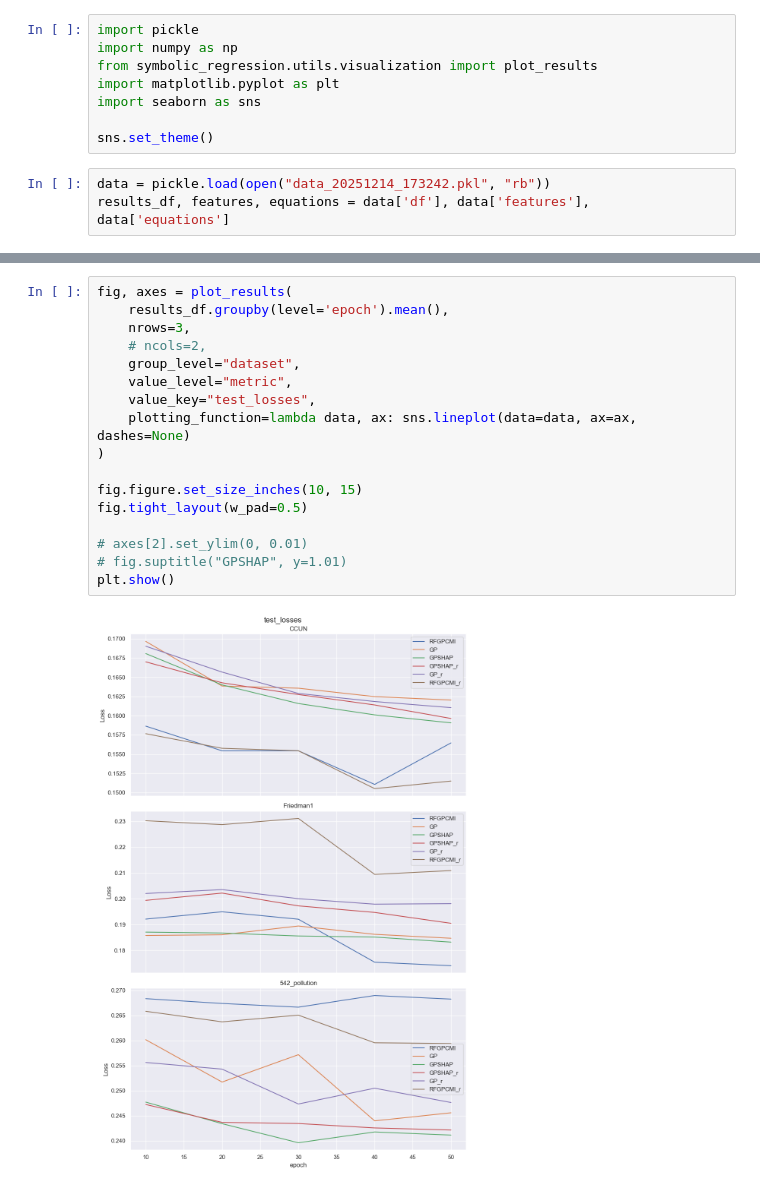
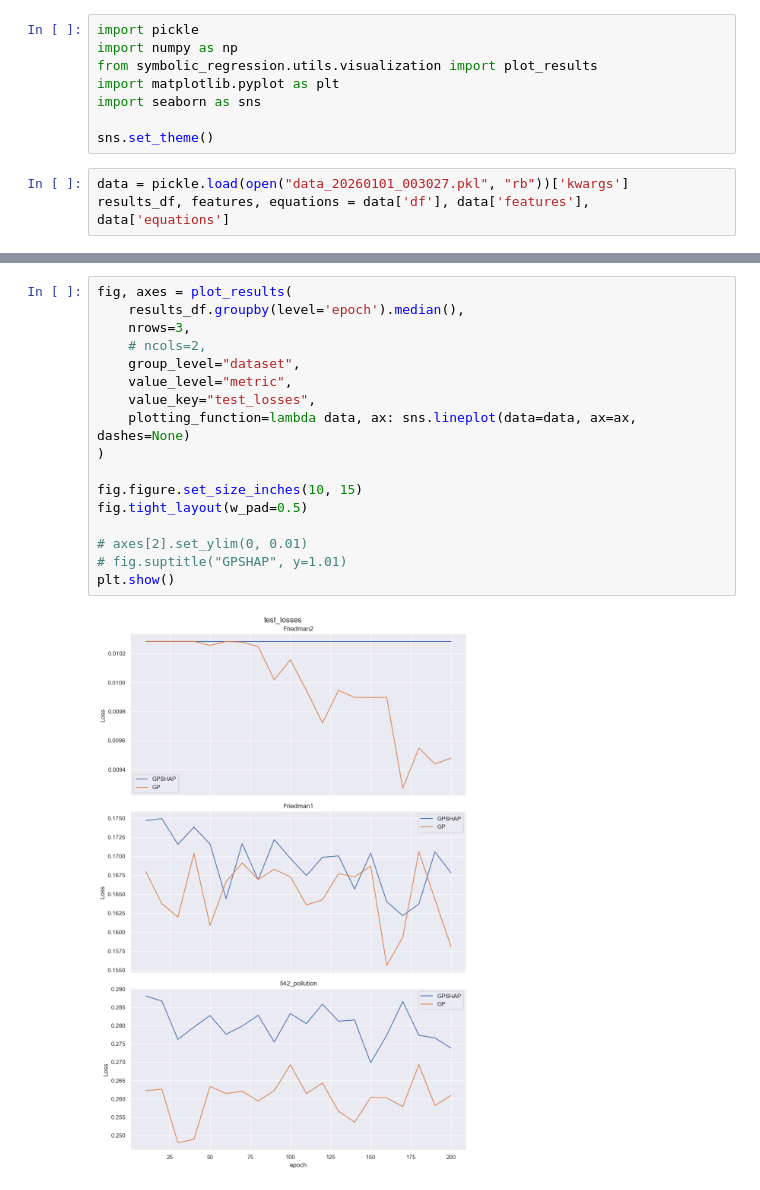
Before and after one commit to KevinHaka/Symbolic-Regression-Genetic-Programming, a Jupyter notebook: examples/results_analysis.ipynb, the cells around one changed output, grey strips where cells are left out. Saved outputs shown, nothing was run; the diff lists cells and outputs as text.

```diff
--- a/examples/results_analysis.ipynb
+++ b/examples/results_analysis.ipynb
@@ -7,5 +7,5 @@ import seaborn as sns
 
 sns.set_theme()
 # %%
-data = pickle.load(open("data_20251214_173242.pkl", "rb"))
+data = pickle.load(open("data_20260101_003027.pkl", "rb"))['kwargs']
 results_df, features, equations = data['df'], data['features'], data['equations']
@@ -22,22 +36,22 @@ results_df.head(2)
 # %%
 fig, axes = plot_results(
-    results_df.groupby(level='epoch').mean(),
+    results_df.groupby(level='epoch').median(),
     nrows=3,
     # ncols=2,
     group_level="dataset",
     value_level="metric",
     value_key="test_losses",
     plotting_function=lambda data, ax: sns.lineplot(data=data, ax=ax, dashes=None)
 )
 
 fig.figure.set_size_inches(10, 15)
 fig.tight_layout(w_pad=0.5)
 
 # axes[2].set_ylim(0, 0.01)
 # fig.suptitle("GPSHAP", y=1.01)
 plt.show()
 # %% [output]
-[figure, old version]
+[figure, new version]
 # %%
 fig, axes = plot_results(
     results_df.groupby(level='run').last(),
```
Also changed, not shown: parts of 38 cells of this notebook.
